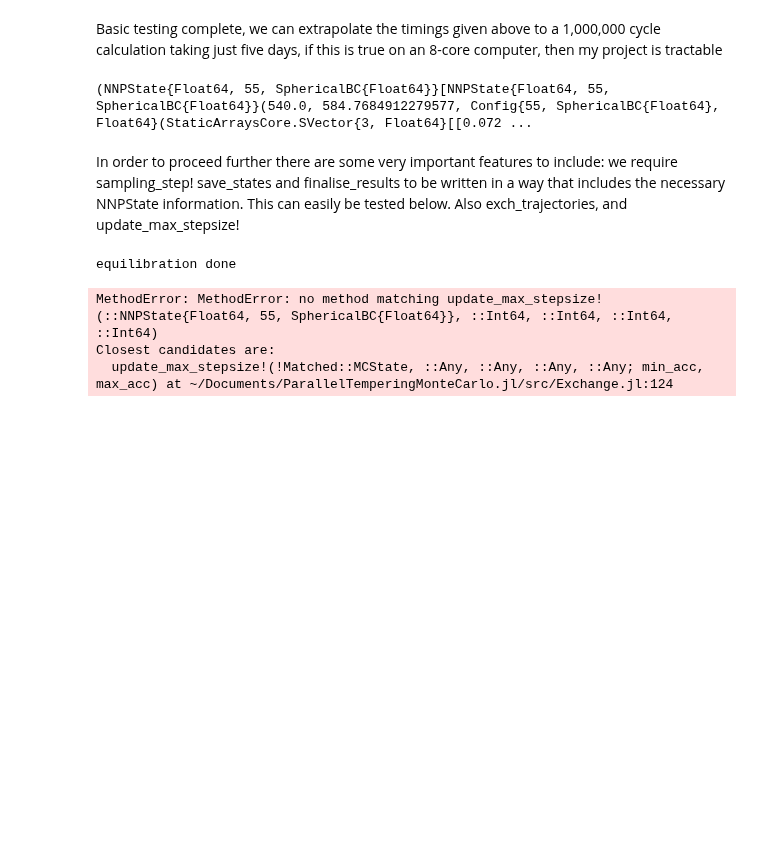
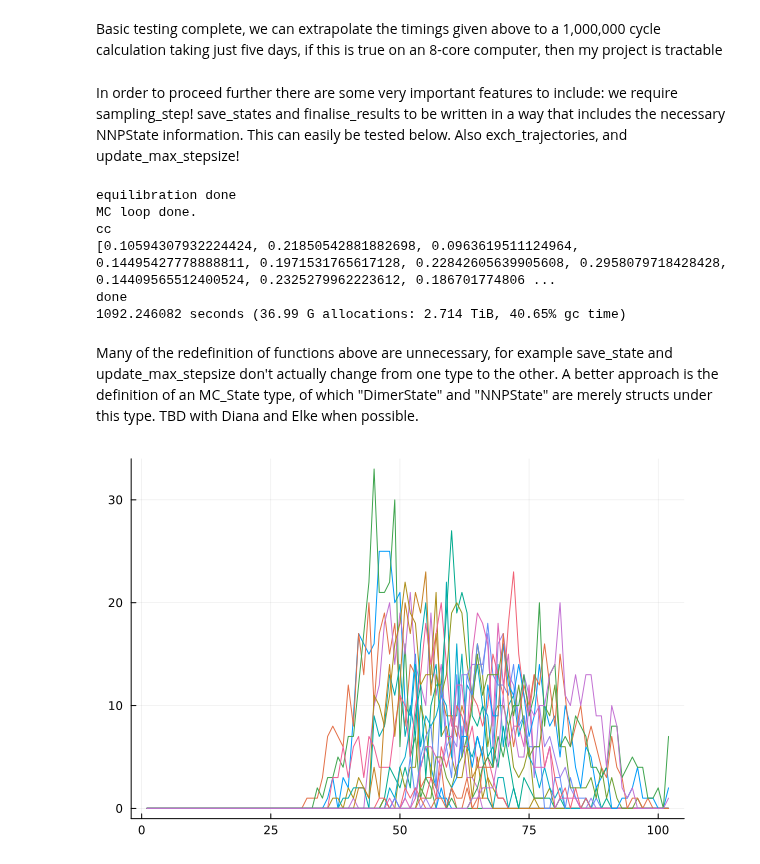
Before and after one commit to ElkePahl/ParallelTemperingMonteCarlo.jl, a Jupyter notebook: scripts/RuNNer.ipynb, the cells around one changed output. Drawn from its saved outputs; the diff is of its cells as text; code cells hidden in the pictures; blank space fills up the shorter version.

Commit message:
finally working on the ptmc_run function

```diff
--- a/scripts/RuNNer.ipynb
+++ b/scripts/RuNNer.ipynb
@@ -231,11 +231,11 @@ RuNNerPotential(NeuralNetworkPotential(4, 2221, Int32[88, 20, 20, 1], Int32[1, 2
 # %%
 Random.seed!(1234)
 n_atoms = 55
-ti = 540
-tf = 650
-n_traj = 15
+ti = 600
+tf = 950
+n_traj = 20
 temp = TempGrid{n_traj}(ti,tf)
-mc_cycles = 200
+mc_cycles = 250
 mc_sample = 1
 displ_atom = 0.1 # Angstrom
 n_adjust = 100
@@ -431,15 +431,15 @@ BenchmarkTools.Trial: 12 samples with 1 evaluation.
 # %% [markdown]
 Basic testing complete, we can extrapolate the timings given above to a 1,000,000 cycle calculation taking just five days, if this is true on an 8-core computer, then my project is tractable
-# %%
-input = (mc_states,move_strat,mc_params,runnerpotential,ensemble,results)
-# %% [output]
-(NNPState{Float64, 55, SphericalBC{Float64}}[NNPState{Float64, 55, SphericalBC{Float64}}(540.0, 584.7684912279577, Config{55, SphericalBC{Float64}, Float64}(StaticArraysCore.SVector{3, Float64}[[0.072 ...
 # %% [markdown]
 In order to proceed further there are some very important features to include: we require sampling_step! save_states and finalise_results to be written in a way that includes the necessary NNPState information. This can easily be tested below. Also exch_trajectories, and update_max_stepsize!
 # %%
-@time ptmc_run!(input)
+@time ptmc_run!((mc_states,move_strat,mc_params,runnerpotential,ensemble,results))
 # %% [output]
 equilibration done
+MC loop done.
+cc
+[0.10594307932224424, 0.21850542881882698, 0.0963619511124964, 0.14495427778888811, 0.1971531765617128, 0.22842605639905608, 0.2958079718428428, 0.14409565512400524, 0.2325279962223612, 0.186701774806 ...
+done
+1092.246082 seconds (36.99 G allocations: 2.714 TiB, 40.65% gc time)
-MethodError: MethodError: no method matching update_max_stepsize!(::NNPState{Float64, 55, SphericalBC{Float64}}, ::Int64, ::Int64, ::Int64, ::Int64)
-Closest candidates are:
-  update_max_stepsize!(!Matched::MCState, ::Any, ::Any, ::Any, ::Any; min_acc, max_acc) at ~/Documents/ParallelTemperingMonteCarlo.jl/src/Exchange.jl:124
+# %% [markdown]
+Many of the redefinition of functions above are unnecessary, for example save_state and update_max_stepsize don't actually change from one type to the other. A better approach is the definition of an MC_State type, of which "DimerState" and "NNPState" are merely structs under this type. TBD with Diana and Elke when possible.
@@ -445,0 +448,4 @@ Closest candidates are:
+# %%
+plot(results.en_histogram,legend=false)
+# %% [output]
+[figure, added]
```
Also changed, not shown: parts of 4 cells of this notebook.
